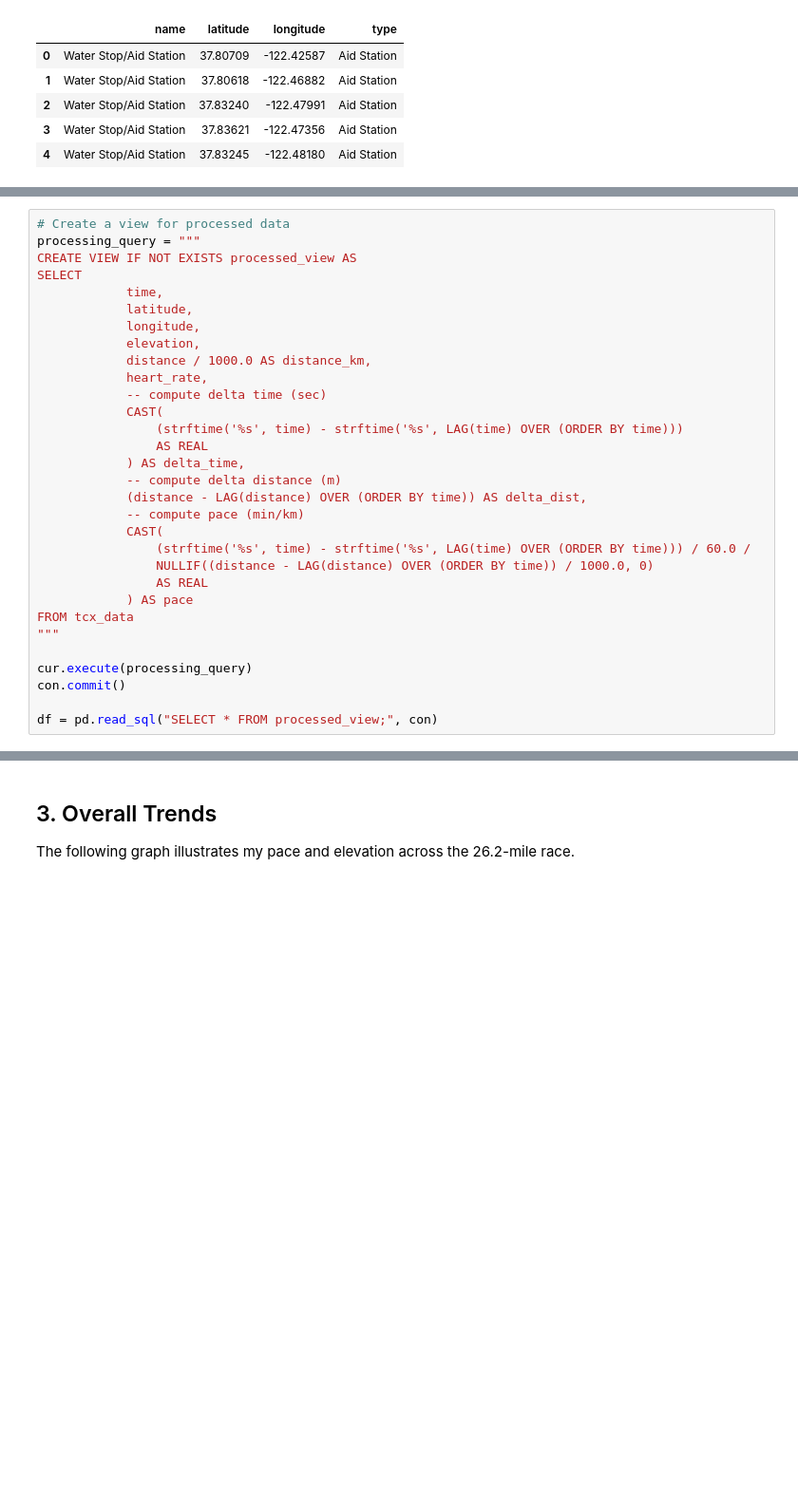
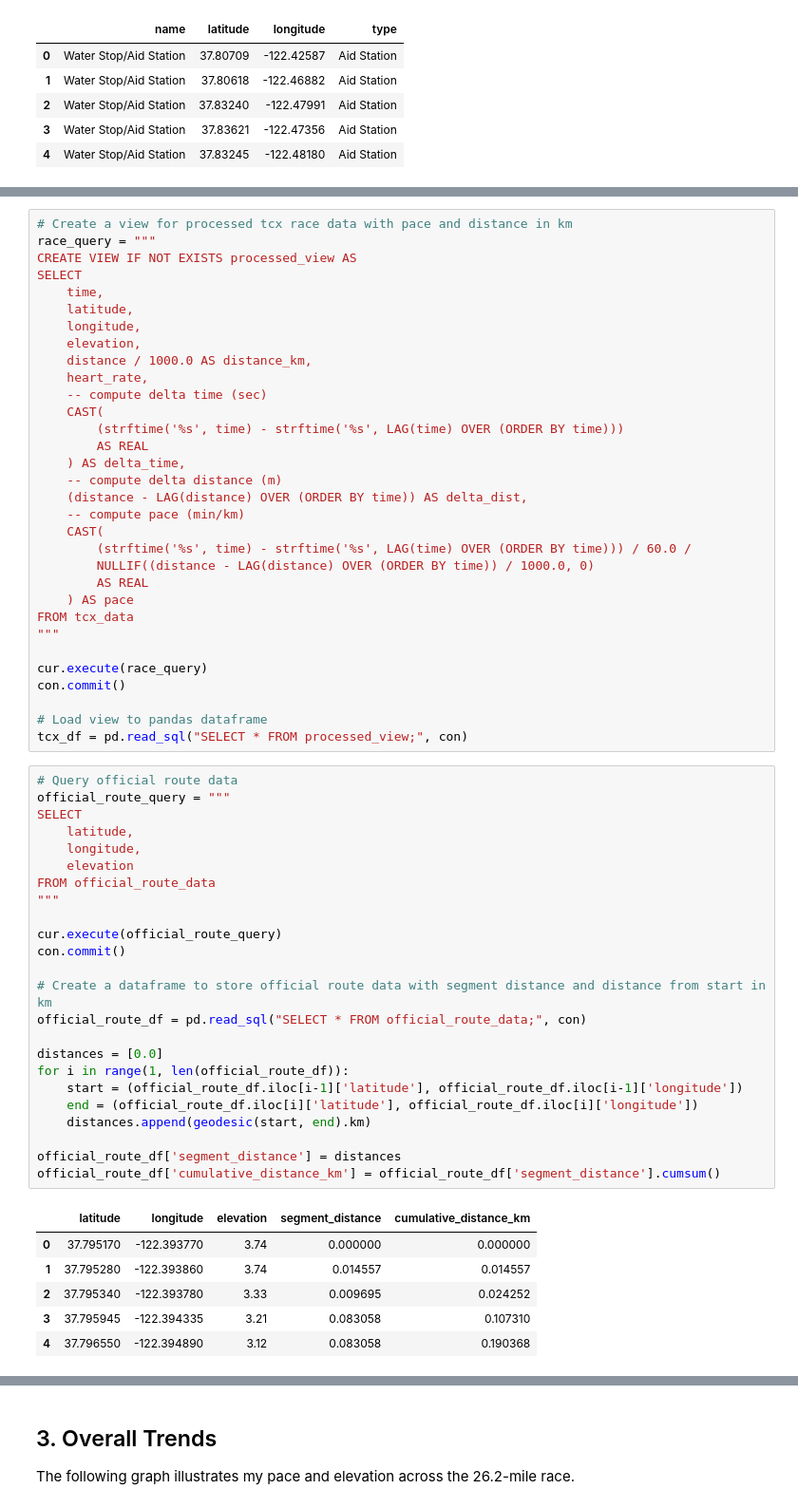
Before and after one commit to SuiseiNakagawa/marathon_data_analysis, a Jupyter notebook: notebooks/marathon_analysis.ipynb, the cells around one changed output, grey strips where cells are left out. Shown at 95% size. Saved outputs shown, nothing was run; the diff lists cells and outputs as text; blank space fills up the shorter version.

Commit message:
Clean and process data in python for further analysis

```diff
--- a/notebooks/marathon_analysis.ipynb
+++ b/notebooks/marathon_analysis.ipynb
@@ -128,33 +130,65 @@ Before performing any analysis, the raw data is inspected for anomalies to ensur
 - **Elevation spikes:** One elevation measurement (~250 m) was clearly outside the plausible range for the course. This was replaced using linear interpolation to preserve continuity.
 # %%
-# Create a view for processed data
-processing_query = """
+# Create a view for processed tcx race data with pace and distance in km
+race_query = """
 CREATE VIEW IF NOT EXISTS processed_view AS
 SELECT
-            time,
-            latitude,
-            longitude,
-            elevation,
-            distance / 1000.0 AS distance_km,
-            heart_rate,
-            -- compute delta time (sec)
-            CAST(
-                (strftime('%s', time) - strftime('%s', LAG(time) OVER (ORDER BY time)))
-                AS REAL
-            ) AS delta_time,
-            -- compute delta distance (m)
-            (distance - LAG(distance) OVER (ORDER BY time)) AS delta_dist,
-            -- compute pace (min/km)
-            CAST(
-                (strftime('%s', time) - strftime('%s', LAG(time) OVER (ORDER BY time))) / 60.0 /
-                NULLIF((distance - LAG(distance) OVER (ORDER BY time)) / 1000.0, 0)
-                AS REAL
-            ) AS pace
+    time,
+    latitude,
+    longitude,
+    elevation,
+    distance / 1000.0 AS distance_km,
+    heart_rate,
+    -- compute delta time (sec)
+    CAST(
+        (strftime('%s', time) - strftime('%s', LAG(time) OVER (ORDER BY time)))
+        AS REAL
+    ) AS delta_time,
+    -- compute delta distance (m)
+    (distance - LAG(distance) OVER (ORDER BY time)) AS delta_dist,
+    -- compute pace (min/km)
+    CAST(
+        (strftime('%s', time) - strftime('%s', LAG(time) OVER (ORDER BY time))) / 60.0 /
+        NULLIF((distance - LAG(distance) OVER (ORDER BY time)) / 1000.0, 0)
+        AS REAL
+    ) AS pace
 FROM tcx_data
 """
 
-cur.execute(processing_query)
+cur.execute(race_query)
 con.commit()
 
-df = pd.read_sql("SELECT * FROM processed_view;", con)
+# Load view to pandas dataframe
+tcx_df = pd.read_sql("SELECT * FROM processed_view;", con)
+# %%
+# Query official route data
+official_route_query = """
+SELECT
+    latitude,
+    longitude,
+    elevation
+FROM official_route_data
+"""
+
+cur.execute(official_route_query)
+con.commit()
+
+# Create a dataframe to store official route data with segment distance and distance from start in km
+official_route_df = pd.read_sql("SELECT * FROM official_route_data;", con)
+
+distances = [0.0]
+for i in range(1, len(official_route_df)):
+    start = (official_route_df.iloc[i-1]['latitude'], official_route_df.iloc[i-1]['longitude'])
+    end = (official_route_df.iloc[i]['latitude'], official_route_df.iloc[i]['longitude'])
+    distances.append(geodesic(start, end).km)
+
+official_route_df['segment_distance'] = distances
+official_route_df['cumulative_distance_km'] = official_route_df['segment_distance'].cumsum()
+# %% [output]
+|  | latitude | longitude | elevation | segment_distance | cumulative_distance_km |
+| 0 | 37.795170 | -122.393770 | 3.74 | 0.000000 | 0.000000 |
+| 1 | 37.795280 | -122.393860 | 3.74 | 0.014557 | 0.014557 |
+| 2 | 37.795340 | -122.393780 | 3.33 | 0.009695 | 0.024252 |
+| 3 | 37.795945 | -122.394335 | 3.21 | 0.083058 | 0.107310 |
+| 4 | 37.796550 | -122.394890 | 3.12 | 0.083058 | 0.190368 |
 # %%
```
Also changed, not shown: parts of 5 cells of this notebook.
